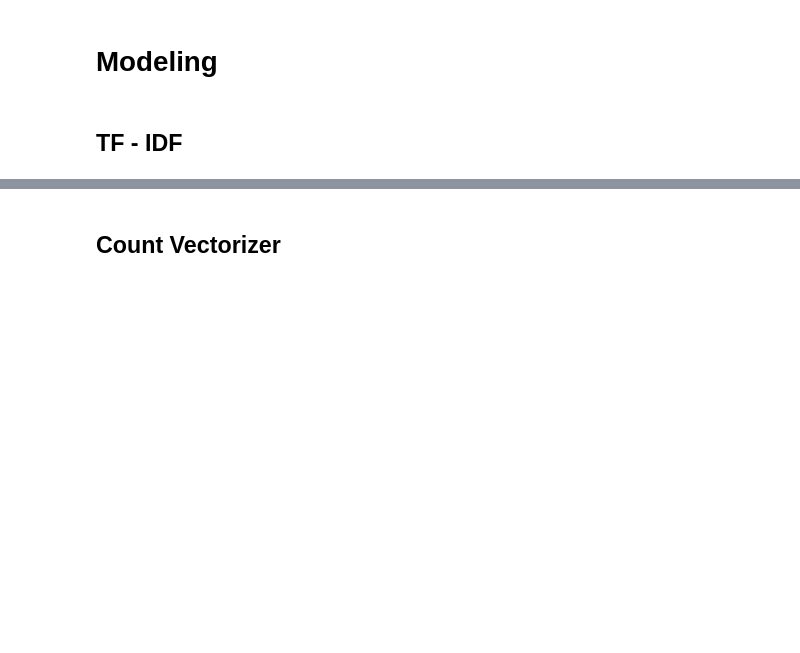
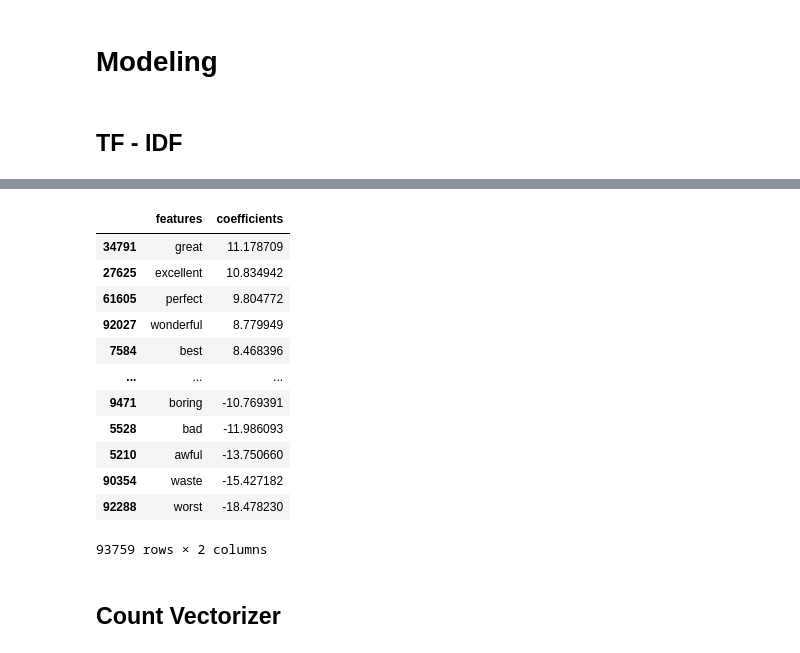
Before and after one commit to Drymander/dsc-phase-4-project, a Jupyter notebook: NLP Notebook 6.18.ipynb, the cells around one changed output, grey strips where cells are left out. Drawn from its saved outputs; the diff is of its cells as text; code cells hidden in the pictures; blank space fills up the shorter version.

```diff
--- a/NLP Notebook 6.18.ipynb
+++ b/NLP Notebook 6.18.ipynb
@@ -597,3 +573,27 @@ evaluate_model(tfidf_log, X_train=X_train_tfidf, X_test=X_test_tfidf)
+# %%
+feature_names = tfidf.get_feature_names()
+feature_names
+
+df_coef = pd.DataFrame()
+
+df_coef['features'] = feature_names
+df_coef['coefficients'] = tfidf_log.coef_.flatten()
+
+df_coef.sort_values(by='coefficients', ascending=False)
+# %% [output]
+|  | features | coefficients |
+| 34791 | great | 11.178709 |
+| 27625 | excellent | 10.834942 |
+| 61605 | perfect | 9.804772 |
+| 92027 | wonderful | 8.779949 |
+| 7584 | best | 8.468396 |
+| ... | ... | ... |
+| 9471 | boring | -10.769391 |
+| 5528 | bad | -11.986093 |
+| 5210 | awful | -13.750660 |
+| 90354 | waste | -15.427182 |
+| 92288 | worst | -18.478230 |
+93759 rows × 2 columns
 # %% [markdown]
 ## Count Vectorizer
 # %%
```
Also changed, not shown: parts of 70 cells of this notebook.
